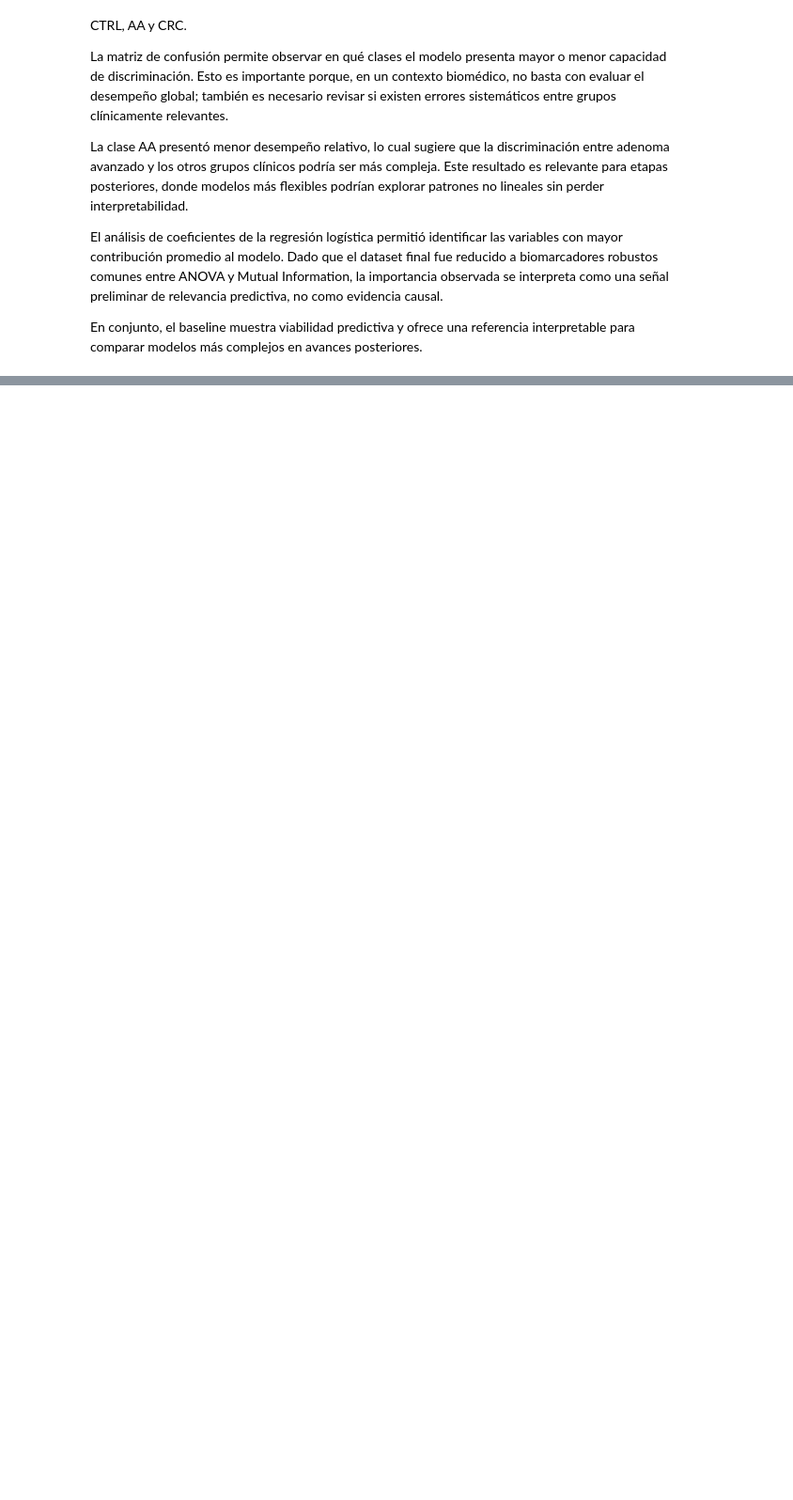
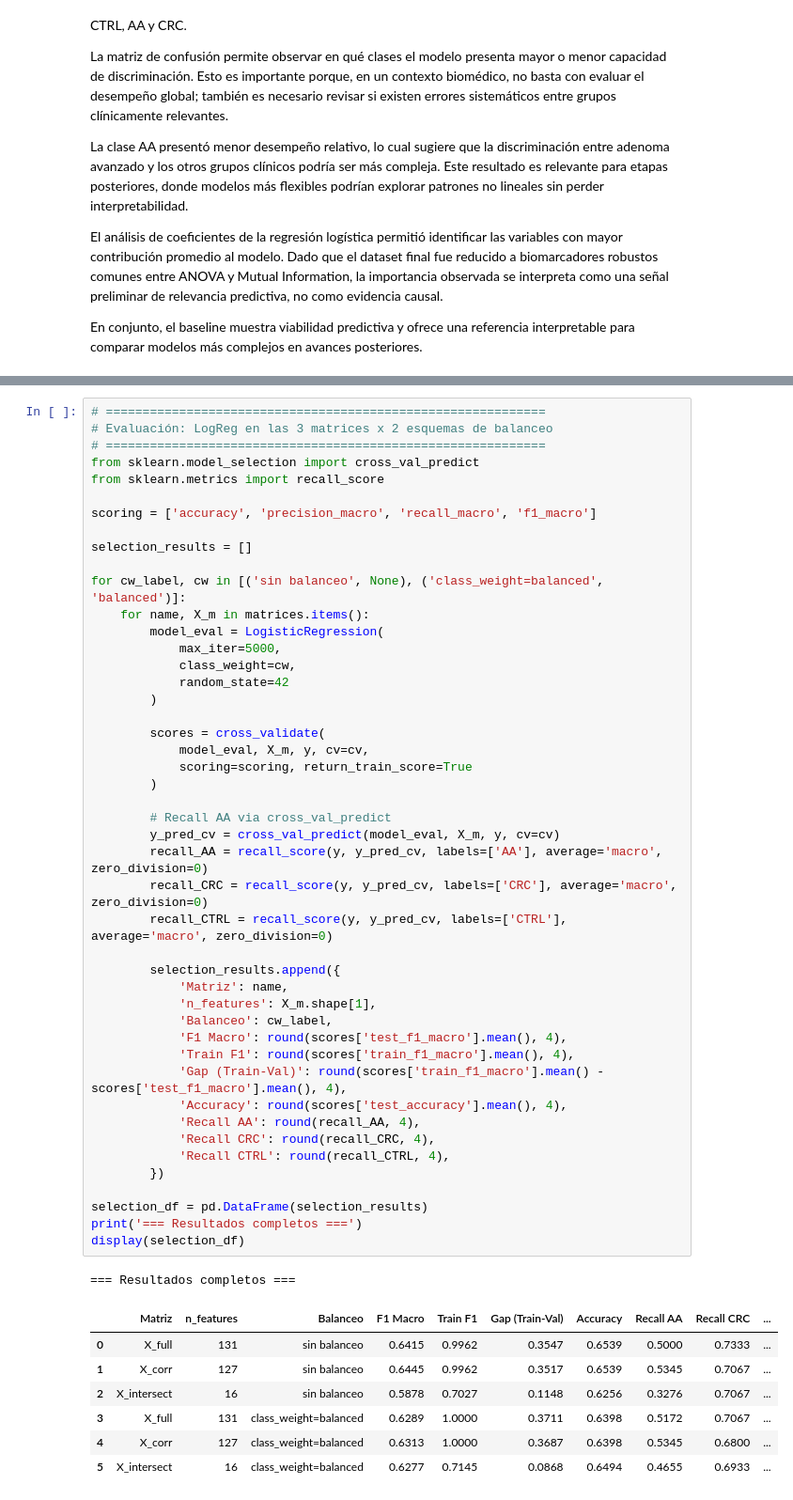
Before and after one commit to A01795919/proyecto_integrador_equipo-22, a Jupyter notebook: notebooks/Avance3_Equipo22.ipynb, the cells around one changed output, grey strips where cells are left out. Shown at 94% size. Saved outputs shown, nothing was run; the diff lists cells and outputs as text; blank space fills up the shorter version.

```diff
--- a/notebooks/Avance3_Equipo22.ipynb
+++ b/notebooks/Avance3_Equipo22.ipynb
@@ -645,0 +659,55 @@ Este baseline establece una referencia **interpretable, reproducible y CRISP-ML(
+# %%
+# ============================================================
+# Evaluación: LogReg en las 3 matrices x 2 esquemas de balanceo
+# ============================================================
+from sklearn.model_selection import cross_val_predict
+from sklearn.metrics import recall_score
+
+scoring = ['accuracy', 'precision_macro', 'recall_macro', 'f1_macro']
+
+selection_results = []
+
+for cw_label, cw in [('sin balanceo', None), ('class_weight=balanced', 'balanced')]:
+    for name, X_m in matrices.items():
+        model_eval = LogisticRegression(
+            max_iter=5000,
+            class_weight=cw,
+            random_state=42
+        )
+
+        scores = cross_validate(
+            model_eval, X_m, y, cv=cv,
+            scoring=scoring, return_train_score=True
+        )
+
+        # Recall AA via cross_val_predict
+        y_pred_cv = cross_val_predict(model_eval, X_m, y, cv=cv)
+        recall_AA = recall_score(y, y_pred_cv, labels=['AA'], average='macro', zero_division=0)
+        recall_CRC = recall_score(y, y_pred_cv, labels=['CRC'], average='macro', zero_division=0)
+        recall_CTRL = recall_score(y, y_pred_cv, labels=['CTRL'], average='macro', zero_division=0)
+
+        selection_results.append({
+            'Matriz': name,
+            'n_features': X_m.shape[1],
+            'Balanceo': cw_label,
+            'F1 Macro': round(scores['test_f1_macro'].mean(), 4),
+            'Train F1': round(scores['train_f1_macro'].mean(), 4),
+            'Gap (Train-Val)': round(scores['train_f1_macro'].mean() - scores['test_f1_macro'].mean(), 4),
+            'Accuracy': round(scores['test_accuracy'].mean(), 4),
+            'Recall AA': round(recall_AA, 4),
+            'Recall CRC': round(recall_CRC, 4),
+            'Recall CTRL': round(recall_CTRL, 4),
+        })
+
+selection_df = pd.DataFrame(selection_results)
+print('=== Resultados completos ===')
+display(selection_df)
+# %% [output]
+=== Resultados completos ===
+|  | Matriz | n_features | Balanceo | F1 Macro | Train F1 | Gap (Train-Val) | Accuracy | Recall AA | Recall CRC | ... |
+| 0 | X_full | 131 | sin balanceo | 0.6415 | 0.9962 | 0.3547 | 0.6539 | 0.5000 | 0.7333 | ... |
+| 1 | X_corr | 127 | sin balanceo | 0.6445 | 0.9962 | 0.3517 | 0.6539 | 0.5345 | 0.7067 | ... |
+| 2 | X_intersect | 16 | sin balanceo | 0.5878 | 0.7027 | 0.1148 | 0.6256 | 0.3276 | 0.7067 | ... |
+| 3 | X_full | 131 | class_weight=balanced | 0.6289 | 1.0000 | 0.3711 | 0.6398 | 0.5172 | 0.7067 | ... |
+| 4 | X_corr | 127 | class_weight=balanced | 0.6313 | 1.0000 | 0.3687 | 0.6398 | 0.5345 | 0.6800 | ... |
+| 5 | X_intersect | 16 | class_weight=balanced | 0.6277 | 0.7145 | 0.0868 | 0.6494 | 0.4655 | 0.6933 | ... |
```
Also changed, not shown: parts of 9 cells of this notebook.
